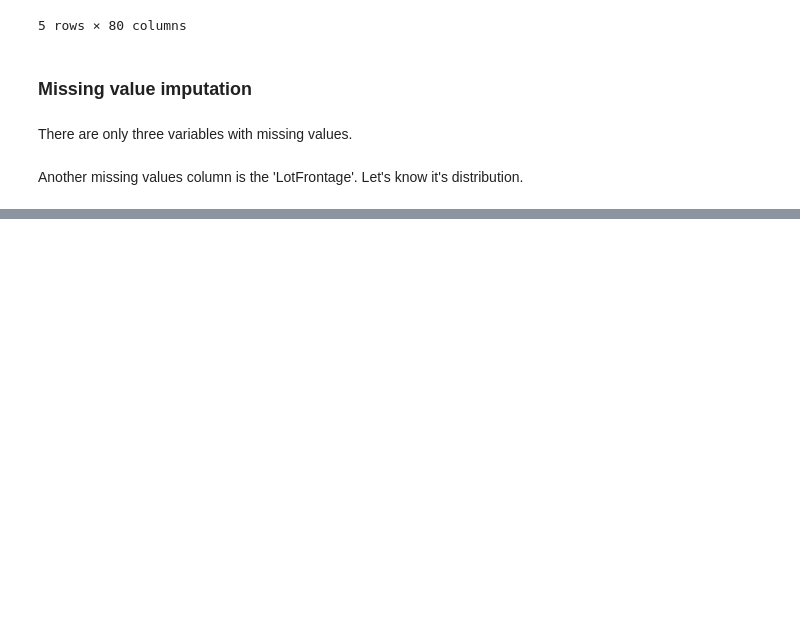
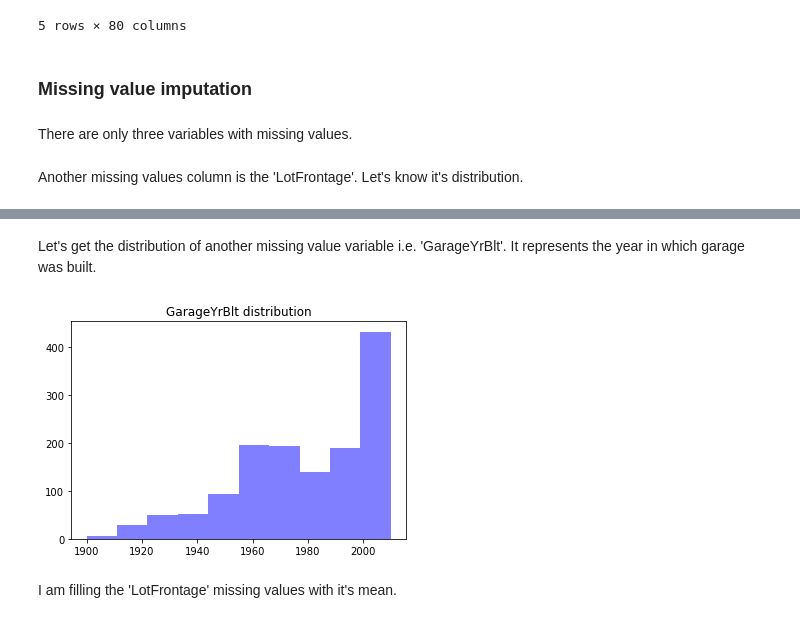
Before and after one commit to vgupta98/house_price_dataset, a Jupyter notebook: house_price_dataset.ipynb, the cells around one changed output, grey strips where cells are left out. Drawn from its saved outputs; the diff is of its cells as text; code cells hidden in the pictures; blank space fills up the shorter version.

```diff
--- a/house_price_dataset.ipynb
+++ b/house_price_dataset.ipynb
@@ -195,0 +196,9 @@ plt.title('LotFrontage distribution');
+# %% [markdown]
+Let's get the distribution of another missing value variable i.e. 'GarageYrBlt'. It represents the year in which garage was built.
+# %%
+plt.hist(train_data['GarageYrBlt'].dropna(), alpha=0.5, color='blue');
+plt.title('GarageYrBlt distribution');
+# %% [output]
+[figure, added]
+# %% [markdown]
+I am filling the 'LotFrontage' missing values with it's mean.
```
Also changed, not shown: parts of 8 cells of this notebook.
